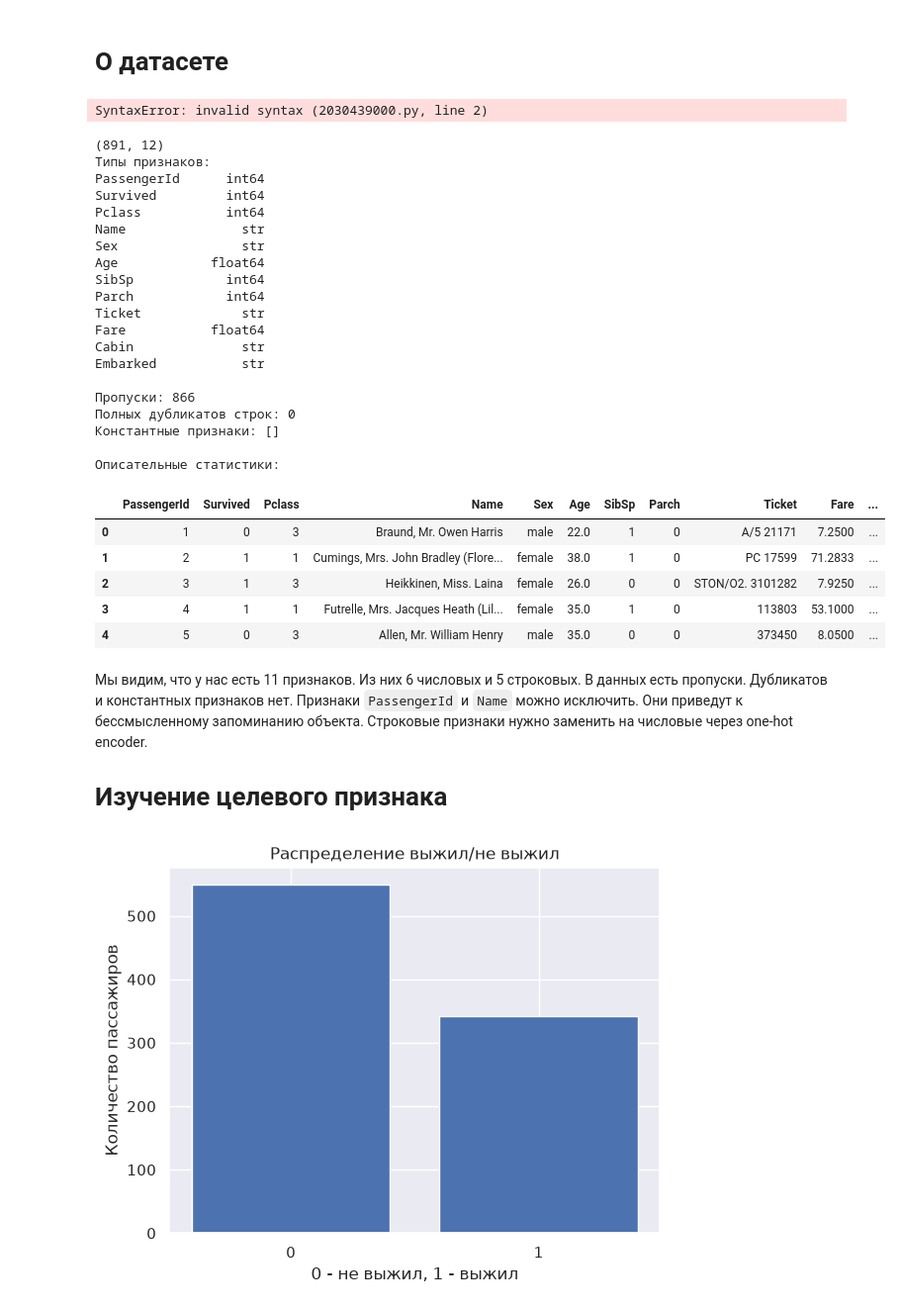
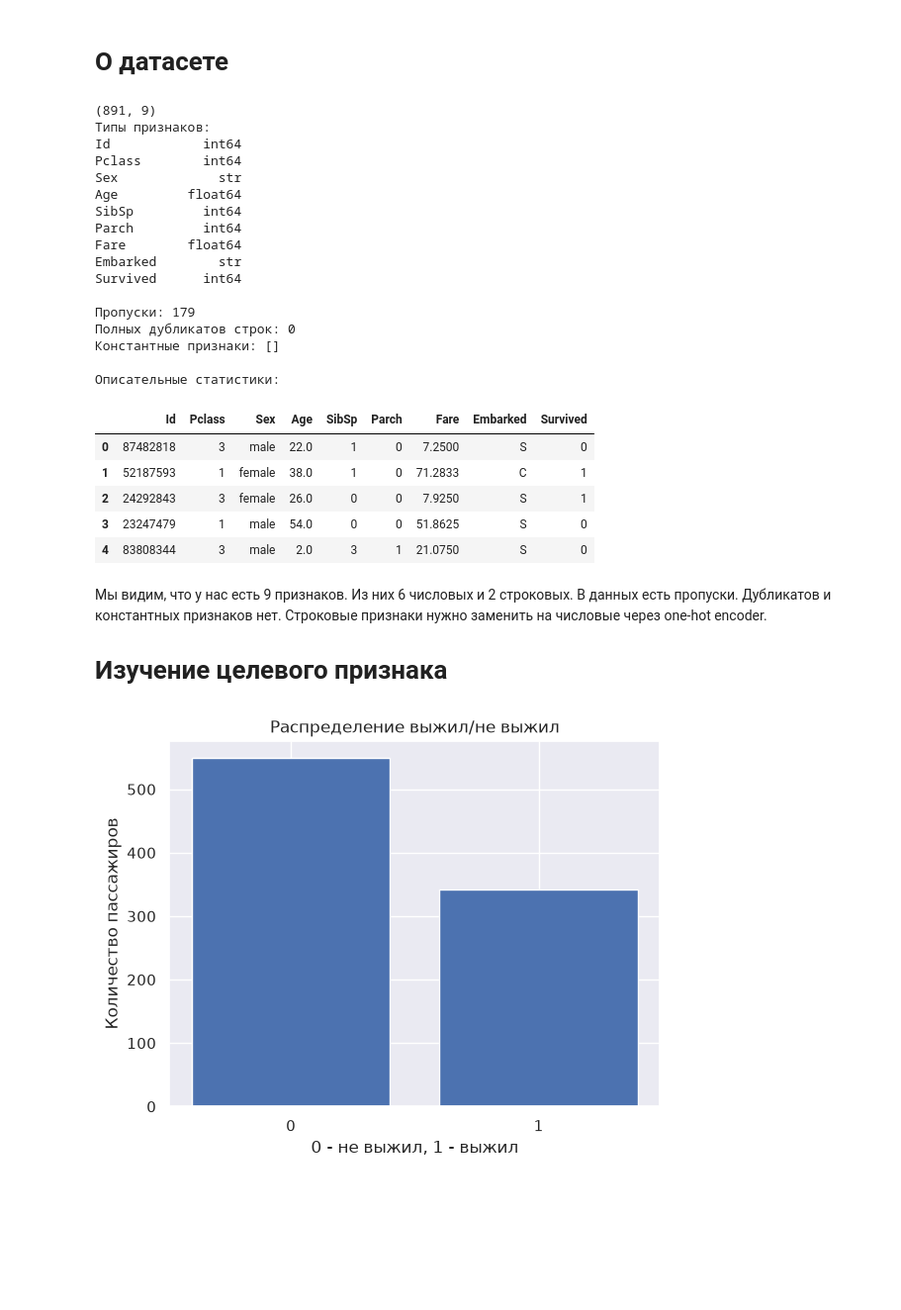
Before and after one commit to Megakret/ml_course_mai, a Jupyter notebook: classification/lab2.ipynb, the cells around one changed output. Shown at 99% size. Cells and saved outputs as stored; diff of their text form; code cells hidden in the pictures; blank space fills up the shorter version.

```diff
--- a/classification/lab2.ipynb
+++ b/classification/lab2.ipynb
@@ -10,58 +10,48 @@ warnings.simplefilter("ignore")
 sns.set(style="darkgrid")
 # %% [markdown]
 # О датасете
-# %%
-#!/bin/bash
-curl -L -o titanic/titanic-dataset.zip\
-  https://www.kaggle.com/api/v1/datasets/download/yasserh/titanic-dataset
-unzip titanic/titanic-dataset.zip
-# %% [output]
-SyntaxError: invalid syntax (2030439000.py, line 2)
 # %%
 import os
-DATA_PATH=os.path.join("titanic", "Titanic-Dataset.csv")
+DATA_PATH= "train.csv"
 data = pd.read_csv(DATA_PATH, sep=",")
 print(data.shape)
 print("Типы признаков:")
 print(data.dtypes.to_string())
 
 print("\nПропуски:", int(data.isna().sum().sum()))
 print("Полных дубликатов строк:", int(data.duplicated().sum()))
 
 constant_columns = [c for c in data.columns if data[c].nunique() == 1]
 print("Константные признаки:", constant_columns)
 
 print("\nОписательные статистики:")
 data.head()
 # %% [output]
-(891, 12)
+(891, 9)
 Типы признаков:
-PassengerId      int64
-Survived         int64
-Pclass           int64
-Name               str
-Sex                str
-Age            float64
-SibSp            int64
-Parch            int64
-Ticket             str
-Fare           float64
-Cabin              str
-Embarked           str
+Id            int64
+Pclass        int64
+Sex             str
+Age         float64
+SibSp         int64
+Parch         int64
+Fare        float64
+Embarked        str
+Survived      int64
 
-Пропуски: 866
+Пропуски: 179
 Полных дубликатов строк: 0
 Константные признаки: []
 
 Описательные статистики:
-|  | PassengerId | Survived | Pclass | Name | Sex | Age | SibSp | Parch | Ticket | Fare | ... |
-| 0 | 1 | 0 | 3 | Braund, Mr. Owen Harris | male | 22.0 | 1 | 0 | A/5 21171 | 7.2500 | ... |
-| 1 | 2 | 1 | 1 | Cumings, Mrs. John Bradley (Flore... | female | 38.0 | 1 | 0 | PC 17599 | 71.2833 | ... |
-| 2 | 3 | 1 | 3 | Heikkinen, Miss. Laina | female | 26.0 | 0 | 0 | STON/O2. 3101282 | 7.9250 | ... |
-| 3 | 4 | 1 | 1 | Futrelle, Mrs. Jacques Heath (Lil... | female | 35.0 | 1 | 0 | 113803 | 53.1000 | ... |
-| 4 | 5 | 0 | 3 | Allen, Mr. William Henry | male | 35.0 | 0 | 0 | 373450 | 8.0500 | ... |
+|  | Id | Pclass | Sex | Age | SibSp | Parch | Fare | Embarked | Survived |
+| 0 | 87482818 | 3 | male | 22.0 | 1 | 0 | 7.2500 | S | 0 |
+| 1 | 52187593 | 1 | female | 38.0 | 1 | 0 | 71.2833 | C | 1 |
+| 2 | 24292843 | 3 | female | 26.0 | 0 | 0 | 7.9250 | S | 1 |
+| 3 | 23247479 | 1 | male | 54.0 | 0 | 0 | 51.8625 | S | 0 |
+| 4 | 83808344 | 3 | male | 2.0 | 3 | 1 | 21.0750 | S | 0 |
 # %% [markdown]
-Мы видим, что у нас есть 11 признаков. Из них 6 числовых и 5 строковых. В данных есть пропуски. Дубликатов и константных признаков нет. Признаки `PassengerId` и `Name` можно исключить. Они приведут к бессмысленному запоминанию объекта. Строковые признаки нужно заменить на числовые через one-hot encoder.
+Мы видим, что у нас есть 9 признаков. Из них 6 числовых и 2 строковых. В данных есть пропуски. Дубликатов и константных признаков нет.  Строковые признаки нужно заменить на числовые через one-hot encoder.
 # Изучение целевого признака
 # %%
 plt.figure()
```
Also changed, not shown: parts of 47 cells of this notebook, 1 other file.
